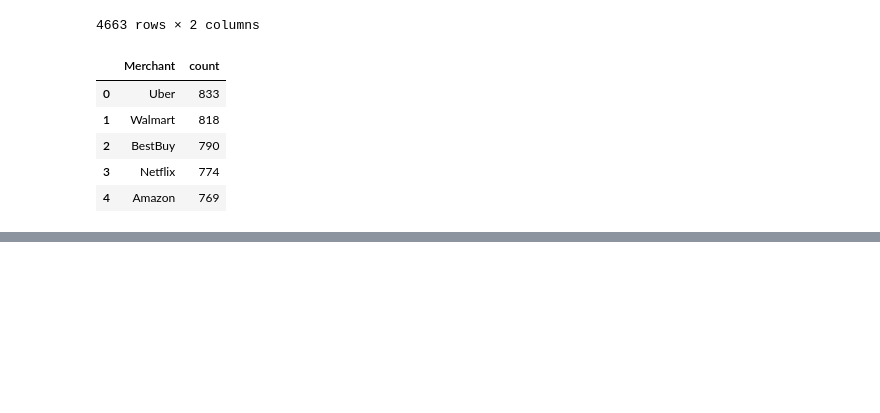
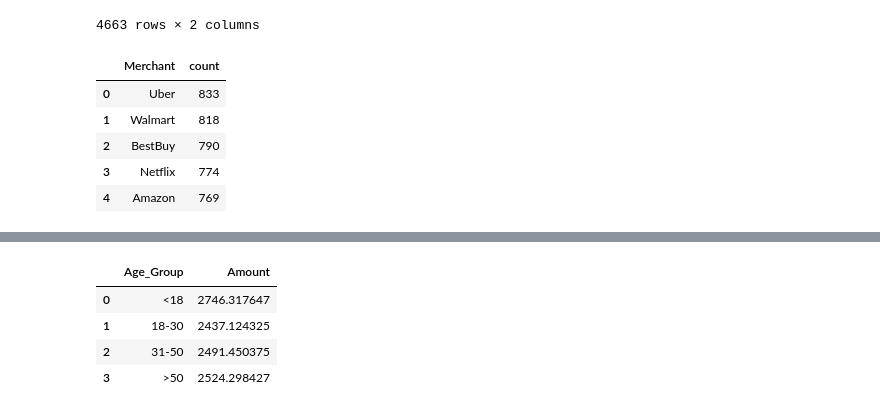
Before and after one commit to anjanigupta-16/Case_Study_CC_Transactions, a Jupyter notebook: 1. Panda_CC_Case_Study/CC_CaseStudy.ipynb, the cells around one changed output, grey strips where cells are left out. Saved outputs shown, nothing was run; the diff lists cells and outputs as text; code cells hidden in the pictures; blank space fills up the shorter version.

```diff
--- a/1. Panda_CC_Case_Study/CC_CaseStudy.ipynb
+++ b/1. Panda_CC_Case_Study/CC_CaseStudy.ipynb
@@ -297,0 +340,15 @@ Top_Merchant
+# %%
+# Find the average transaction amount per Age group.
+
+age_bin = [0,18,30,50,100]
+age_labels = ['<18', '18-30', '31-50', '>50']
+merged_df['Age_Group'] = pd.cut(merged_df['Age'],bins=age_bin, labels=age_labels, include_lowest=True)
+
+avg_amount_per_age_group = merged_df.groupby('Age_Group')['Amount'].mean().reset_index()
+avg_amount_per_age_group
+# %% [output]
+|  | Age_Group | Amount |
+| 0 | <18 | 2746.317647 |
+| 1 | 18-30 | 2437.124325 |
+| 2 | 31-50 | 2491.450375 |
+| 3 | >50 | 2524.298427 |
```
Also changed, not shown: parts of 8 cells of this notebook, 1 other file.
